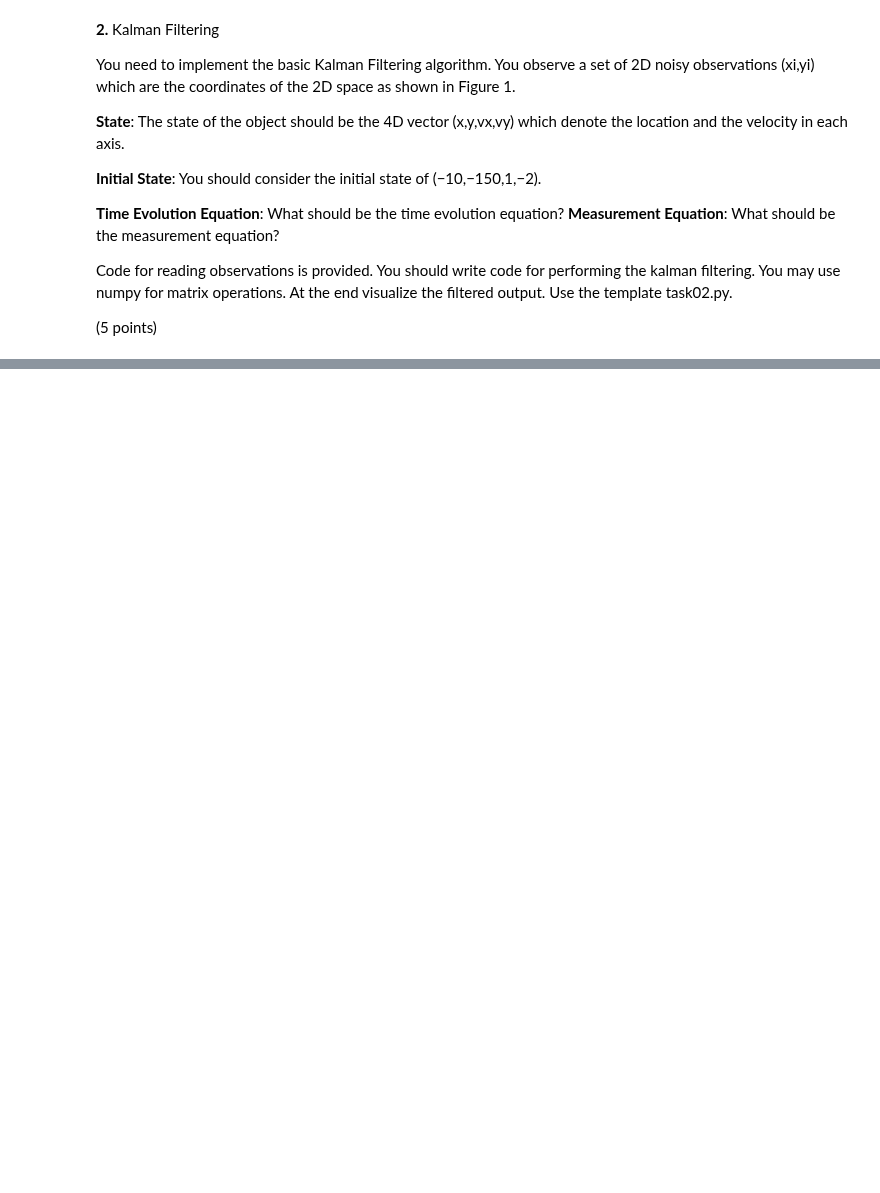
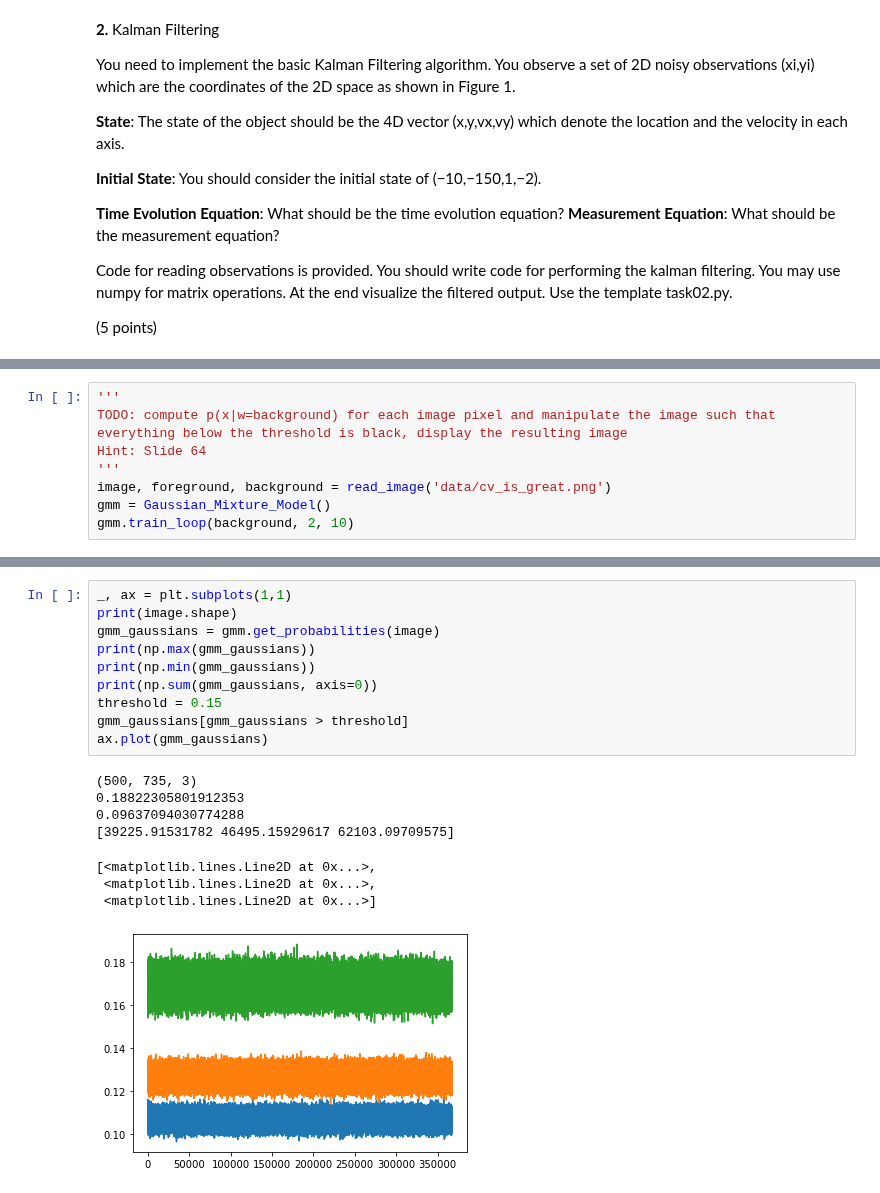
Before and after one commit to Patschwemm/CV_Course, a Jupyter notebook: Sheet06/sheet06.ipynb, the cells around one changed output, grey strips where cells are left out. Drawn from its saved outputs; the diff is of its cells as text; blank space fills up the shorter version.

```diff
--- a/Sheet06/sheet06.ipynb
+++ b/Sheet06/sheet06.ipynb
@@ -174,0 +230,8 @@ if __name__ == '__main__':
+# %%
+'''
+TODO: compute p(x|w=background) for each image pixel and manipulate the image such that everything below the threshold is black, display the resulting image
+Hint: Slide 64
+'''
+image, foreground, background = read_image('data/cv_is_great.png')
+gmm = Gaussian_Mixture_Model()
+gmm.train_loop(background, 2, 10)
@@ -174,0 +256,19 @@ if __name__ == '__main__':
+# %%
+_, ax = plt.subplots(1,1)
+print(image.shape)
+gmm_gaussians = gmm.get_probabilities(image)
+print(np.max(gmm_gaussians))
+print(np.min(gmm_gaussians))
+print(np.sum(gmm_gaussians, axis=0))
+threshold = 0.15
+gmm_gaussians[gmm_gaussians > threshold]
+ax.plot(gmm_gaussians)
+# %% [output]
+(500, 735, 3)
+0.18822305801912353
+0.09637094030774288
+[39225.91531782 46495.15929617 62103.09709575]
+[<matplotlib.lines.Line2D at 0x...>,
+ <matplotlib.lines.Line2D at 0x...>,
+ <matplotlib.lines.Line2D at 0x...>]
+[figure, added]
```
Also changed, not shown: parts of 6 cells of this notebook.
